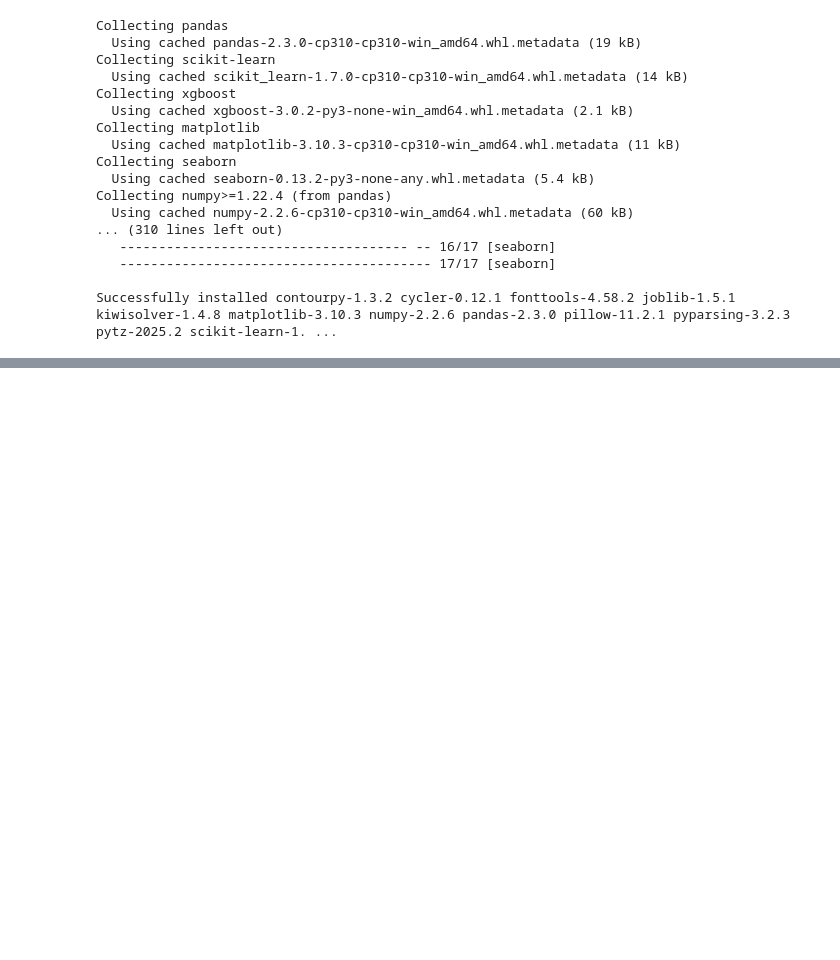
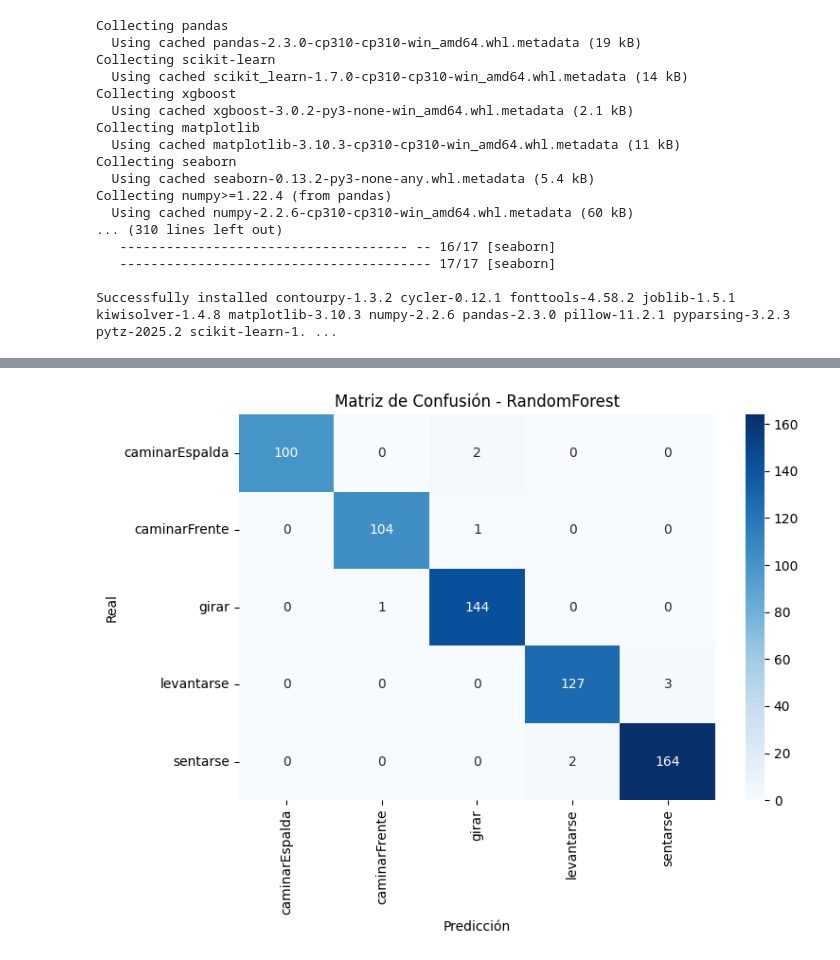
Before and after one commit to Ing-Daron11/Body_Recognition, a Jupyter notebook: Entrega_3/scripts/entrenar_modelos.ipynb, the cells around one changed output, grey strips where cells are left out. Drawn from its saved outputs; the diff is of its cells as text; code cells hidden in the pictures; blank space fills up the shorter version.

```diff
--- a/Entrega_3/scripts/entrenar_modelos.ipynb
+++ b/Entrega_3/scripts/entrenar_modelos.ipynb
@@ -20,7 +20,7 @@ Collecting numpy>=1.22.4 (from pandas)
 Successfully installed contourpy-1.3.2 cycler-0.12.1 fonttools-4.58.2 joblib-1.5.1 kiwisolver-1.4.8 matplotlib-3.10.3 numpy-2.2.6 pandas-2.3.0 pillow-11.2.1 pyparsing-3.2.3 pytz-2025.2 scikit-learn-1. ...
 # %%
 import pandas as pd
-from sklearn.model_selection import train_test_split, GroupKFold, cross_val_score
+from sklearn.model_selection import train_test_split, cross_val_score
 from sklearn.ensemble import RandomForestClassifier
 from sklearn.svm import SVC
 from xgboost import XGBClassifier
@@ -30,64 +30,30 @@ import seaborn as sns
 from sklearn.preprocessing import LabelEncoder, StandardScaler
 from sklearn.decomposition import PCA
 import joblib
-import numpy as np
 
 # Cargar el dataset
 df = pd.read_csv("../data_set_videos/dataset_final.csv")
 
-# Asegúrate de tener la columna 'video_id'
-assert 'video_id' in df.columns, "Falta la columna video_id en el CSV"
-
-# Codificar etiquetas
-le = LabelEncoder()
-df['label_encoded'] = le.fit_transform(df['label'])
-
-# Eliminar filas con demasiados ceros
+# Eliminamos las filas con demasiados ceros
 umbral_ceros = 0.3
 porcentaje_ceros = (df == 0).sum(axis=1) / df.shape[1]
 df = df[porcentaje_ceros < umbral_ceros]
 
-# Split estratificado por acción (asegura al menos un video por acción en train)
-videos_info = df[['video_id', 'label']].drop_duplicates()
-train_videos = []
-test_videos = []
+# Separar features y etiquetas
+X = df.drop(columns=["label", "frame"])
+y = df["label"]
 
-for action in videos_info['label'].unique():
-    vids = videos_info[videos_info['label'] == action]['video_id'].tolist()
-    if len(vids) == 1:
-        train_videos.append(vids[0])
-    else:
-        v_train, v_test = train_test_split(vids, test_size=0.3, random_state=42)
-        train_videos.extend(v_train)
-        test_videos.extend(v_test)
-
-remaining_videos = set(videos_info['video_id']) - set(train_videos) - set(test_videos)
-if len(remaining_videos) >= 2:
-    v_train, v_test = train_test_split(list(remaining_videos), test_size=0.3, random_state=42)
-    train_videos.extend(v_train)
-    test_videos.extend(v_test)
-elif len(remaining_videos) == 1:
-    train_videos.extend(list(remaining_videos))
-# Si es 0, no haces nada
-
-train_df = df[df['video_id'].isin(train_videos)]
-test_df = df[df['video_id'].isin(test_videos)]
-
-# Features y labels
-X_train = train_df.drop(columns=["label", "frame", "video_id", "label_encoded"])
-X_test = test_df.drop(columns=["label", "frame", "video_id", "label_encoded"])
-y_train = train_df["label_encoded"]
-y_test = test_df["label_encoded"]
+# Codificar etiquetas
+le = LabelEncoder()
+y_encoded = le.fit_transform(y)
 
 # Escalar features
 scaler = StandardScaler()
-X_train_scaled = scaler.fit_transform(X_train)
-X_test_scaled = scaler.transform(X_test)
+X_scaled = scaler.fit_transform(X)
 
 # Aplicar PCA
 pca = PCA(n_components=0.95, svd_solver='full')
-X_train_pca = pca.fit_transform(X_train_scaled)
-X_test_pca = pca.transform(X_test_scaled)
+X_pca = pca.fit_transform(X_scaled)
 
 # Modelos a evaluar
 modelos = {
@@ -96,14 +62,20 @@ modelos = {
     "XGBoost": XGBClassifier(use_label_encoder=False, eval_metric='mlogloss')
 }
 
+
+
+# Dividir en entrenamiento y prueba (80-20)
+X_train, X_test, y_train, y_test = train_test_split(X_pca, y_encoded, test_size=0.2, stratify=y_encoded, random_state=42)
+
+# Entrenamiento y evaluación
 for nombre, modelo in modelos.items():
     print(f"\n Entrenando {nombre}...")
-    modelo.fit(X_train_pca, y_train)
+    modelo.fit(X_train, y_train)
 
-    y_pred = modelo.predict(X_test_pca)
+    y_pred = modelo.predict(X_test)
 
-    train_acc = modelo.score(X_train_pca, y_train)
-    test_acc = modelo.score(X_test_pca, y_test)
+    train_acc = modelo.score(X_train, y_train)
+    test_acc = modelo.score(X_test, y_test)
 
     print(f"\n Resultados para {nombre}:")
     print(f" Accuracy en entrenamiento: {train_acc:.2f}")
@@ -121,22 +93,9 @@ for nombre, modelo in modelos.items():
     plt.tight_layout()
     plt.show()
 
-    # Validación cruzada por video (GroupKFold)
-    print(f"\nValidación cruzada por video para {nombre}:")
-    X = df.drop(columns=["label", "frame", "video_id", "label_encoded"])
-    y = df["label_encoded"]
-    groups = df["video_id"]
-    X_scaled = scaler.transform(X)
-    X_pca = pca.transform(X_scaled)
-    gkf = GroupKFold(n_splits=5)
-    scores = cross_val_score(modelo, X_pca, y, cv=gkf.split(X_pca, y, groups), scoring='accuracy')
-    print(f"Scores por fold: {scores}")
-    print(f"Media: {np.mean(scores):.4f} | Desviación estándar: {np.std(scores):.4f}")
-
     # Guardar el modelo
     joblib.dump(modelo, f"modelo_{nombre}.pkl")
 
-# Guardar preprocesadores y encoder
 joblib.dump(le, "label_encoder.pkl")
 joblib.dump(scaler, "scaler.pkl")
 joblib.dump(pca, "pca.pkl")
@@ -144,0 +142 @@ ValueError: With n_samples=0, test_size=0.3 and train_size=None, the resulting t
+[figure, added]
```
Also changed, not shown: parts of 1 cell of this notebook, 59 other files.
